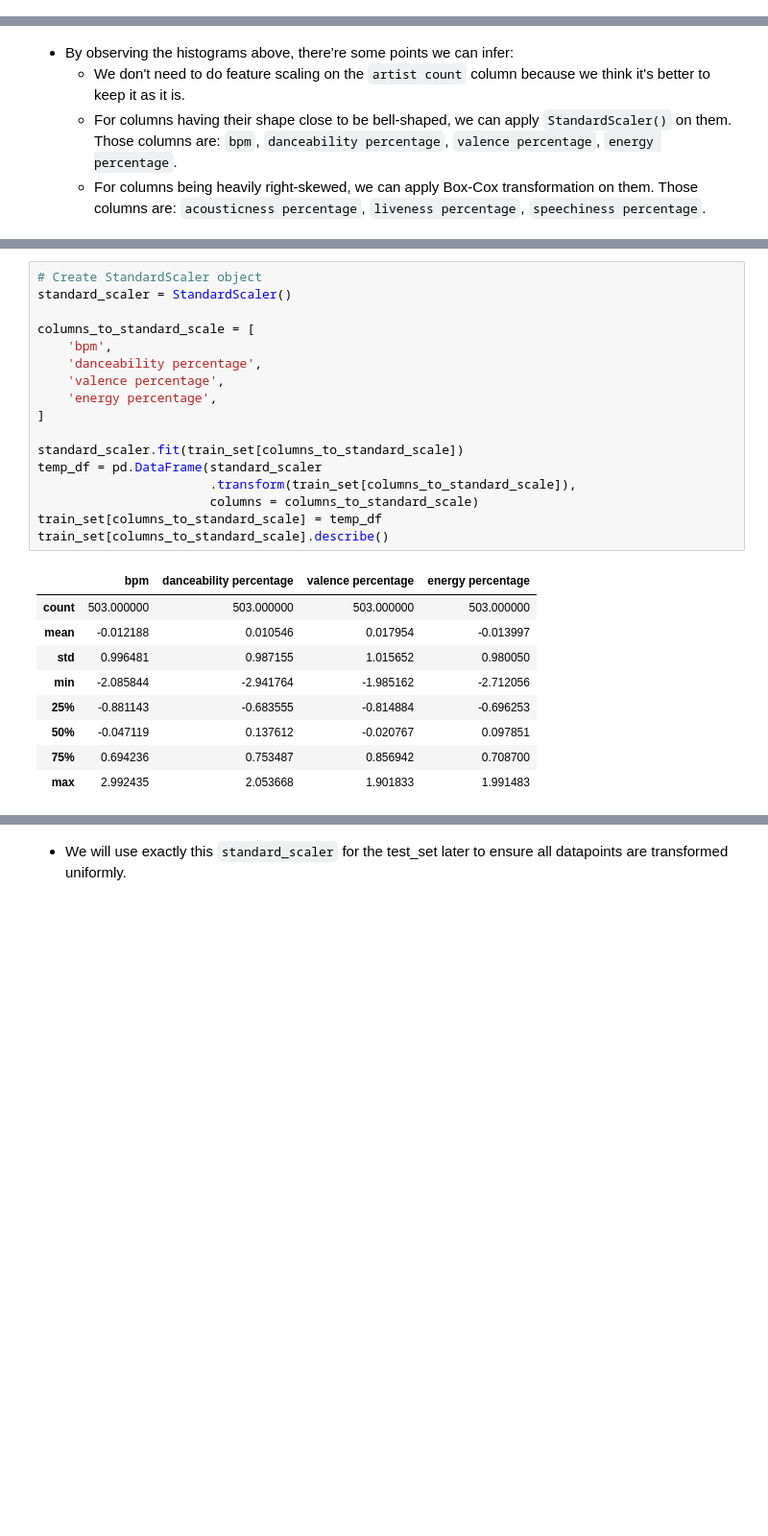
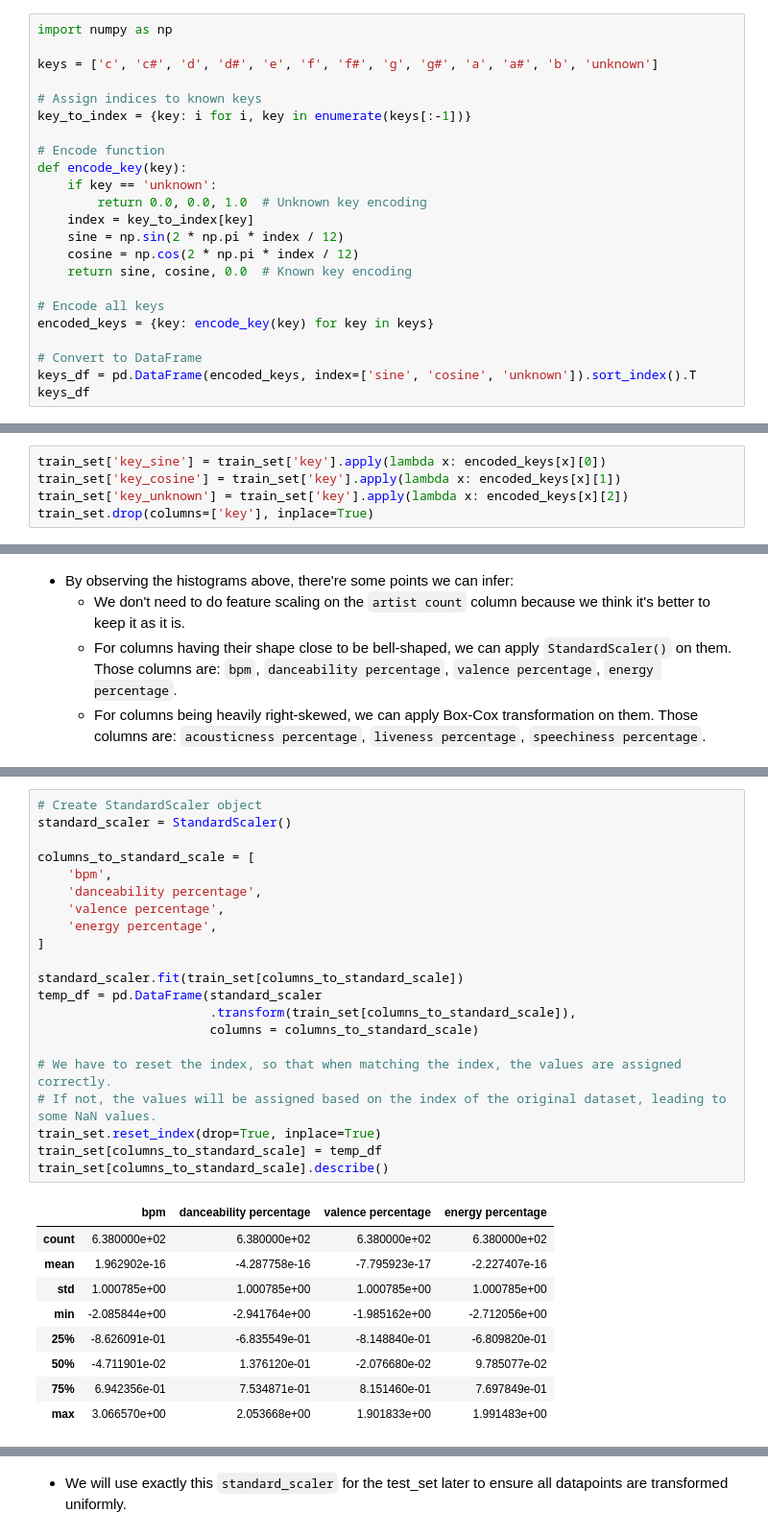
Before and after one commit to daoviethoang1402/audio-pop-corr-analysis, a Jupyter notebook: notebooks/notebook.ipynb, the cells around one changed output, grey strips where cells are left out. Shown at 96% size. Saved outputs shown, nothing was run; the diff lists cells and outputs as text; blank space fills up the shorter version.

```diff
--- a/notebooks/notebook.ipynb
+++ b/notebooks/notebook.ipynb
@@ -542,0 +557,23 @@ train_set['mode'] = (train_set['mode']
+# %%
+import numpy as np
+
+keys = ['c', 'c#', 'd', 'd#', 'e', 'f', 'f#', 'g', 'g#', 'a', 'a#', 'b', 'unknown']
+
+# Assign indices to known keys
+key_to_index = {key: i for i, key in enumerate(keys[:-1])}
+
+# Encode function
+def encode_key(key):
+    if key == 'unknown':
+        return 0.0, 0.0, 1.0  # Unknown key encoding
+    index = key_to_index[key]
+    sine = np.sin(2 * np.pi * index / 12)
+    cosine = np.cos(2 * np.pi * index / 12)
+    return sine, cosine, 0.0  # Known key encoding
+
+# Encode all keys
+encoded_keys = {key: encode_key(key) for key in keys}
+
+# Convert to DataFrame
+keys_df = pd.DataFrame(encoded_keys, index=['sine', 'cosine', 'unknown']).sort_index().T
+keys_df
@@ -543,3 +595,8 @@ train_set['mode'] = (train_set['mode']
+# %%
+train_set['key_sine'] = train_set['key'].apply(lambda x: encoded_keys[x][0])
+train_set['key_cosine'] = train_set['key'].apply(lambda x: encoded_keys[x][1])
+train_set['key_unknown'] = train_set['key'].apply(lambda x: encoded_keys[x][2])
+train_set.drop(columns=['key'], inplace=True)
 # %%
 # Check the result
 train_set.info()
@@ -574,27 +648,31 @@ memory usage: 69.8+ KB
 # %%
 # Create StandardScaler object
 standard_scaler = StandardScaler()
 
 columns_to_standard_scale = [
     'bpm',
     'danceability percentage',
     'valence percentage',
     'energy percentage',
 ]
 
 standard_scaler.fit(train_set[columns_to_standard_scale])
 temp_df = pd.DataFrame(standard_scaler
                        .transform(train_set[columns_to_standard_scale]),
                        columns = columns_to_standard_scale)
+
+# We have to reset the index, so that when matching the index, the values are assigned correctly.
+# If not, the values will be assigned based on the index of the original dataset, leading to some NaN values.
+train_set.reset_index(drop=True, inplace=True)
 train_set[columns_to_standard_scale] = temp_df
 train_set[columns_to_standard_scale].describe()
 # %% [output]
 |  | bpm | danceability percentage | valence percentage | energy percentage |
-| count | 503.000000 | 503.000000 | 503.000000 | 503.000000 |
-| mean | -0.012188 | 0.010546 | 0.017954 | -0.013997 |
-| std | 0.996481 | 0.987155 | 1.015652 | 0.980050 |
-| min | -2.085844 | -2.941764 | -1.985162 | -2.712056 |
-| 25% | -0.881143 | -0.683555 | -0.814884 | -0.696253 |
-| 50% | -0.047119 | 0.137612 | -0.020767 | 0.097851 |
-| 75% | 0.694236 | 0.753487 | 0.856942 | 0.708700 |
-| max | 2.992435 | 2.053668 | 1.901833 | 1.991483 |
+| count | 6.380000e+02 | 6.380000e+02 | 6.380000e+02 | 6.380000e+02 |
+| mean | 1.962902e-16 | -4.287758e-16 | -7.795923e-17 | -2.227407e-16 |
+| std | 1.000785e+00 | 1.000785e+00 | 1.000785e+00 | 1.000785e+00 |
+| min | -2.085844e+00 | -2.941764e+00 | -1.985162e+00 | -2.712056e+00 |
+| 25% | -8.626091e-01 | -6.835549e-01 | -8.148840e-01 | -6.809820e-01 |
+| 50% | -4.711901e-02 | 1.376120e-01 | -2.076680e-02 | 9.785077e-02 |
+| 75% | 6.942356e-01 | 7.534871e-01 | 8.151460e-01 | 7.697849e-01 |
+| max | 3.066570e+00 | 2.053668e+00 | 1.901833e+00 | 1.991483e+00 |
```
Also changed, not shown: parts of 40 cells of this notebook, 1 other file.
